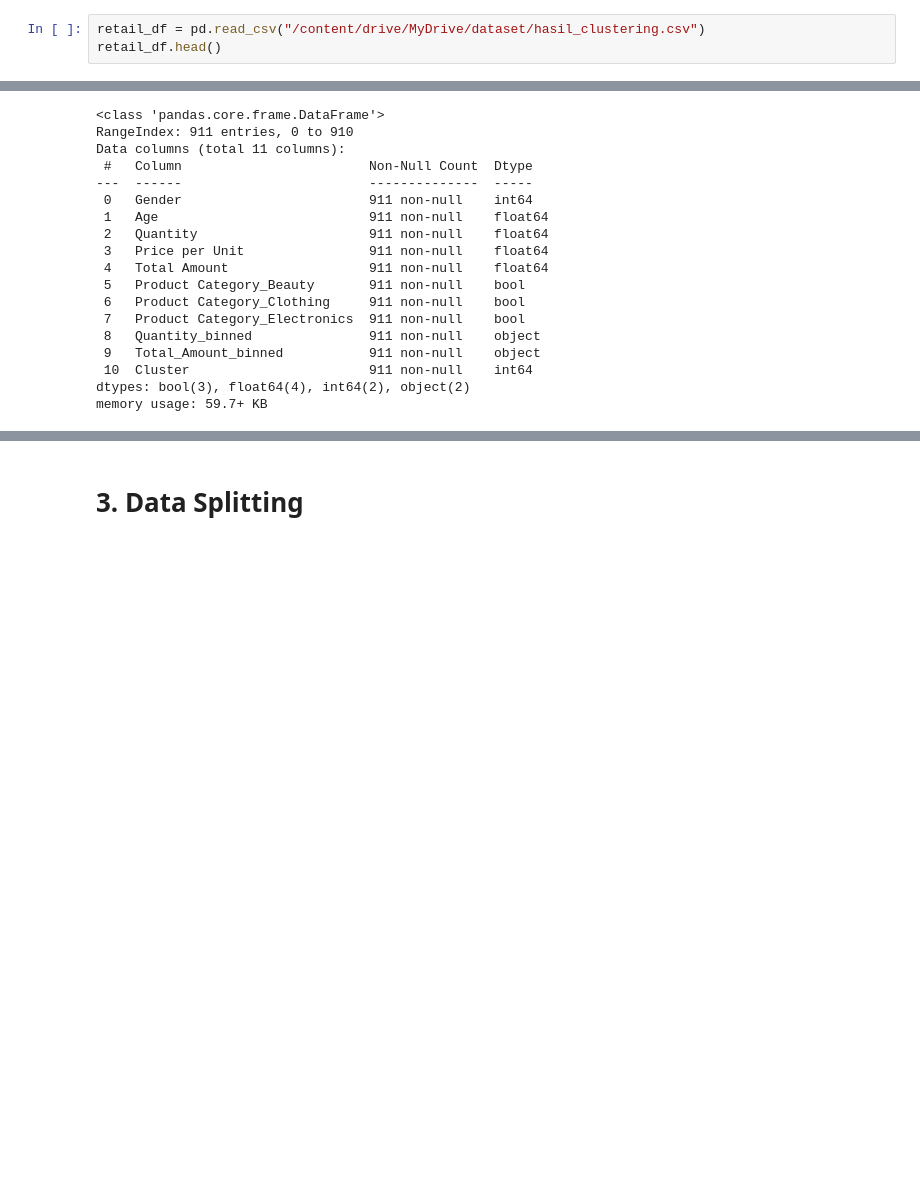
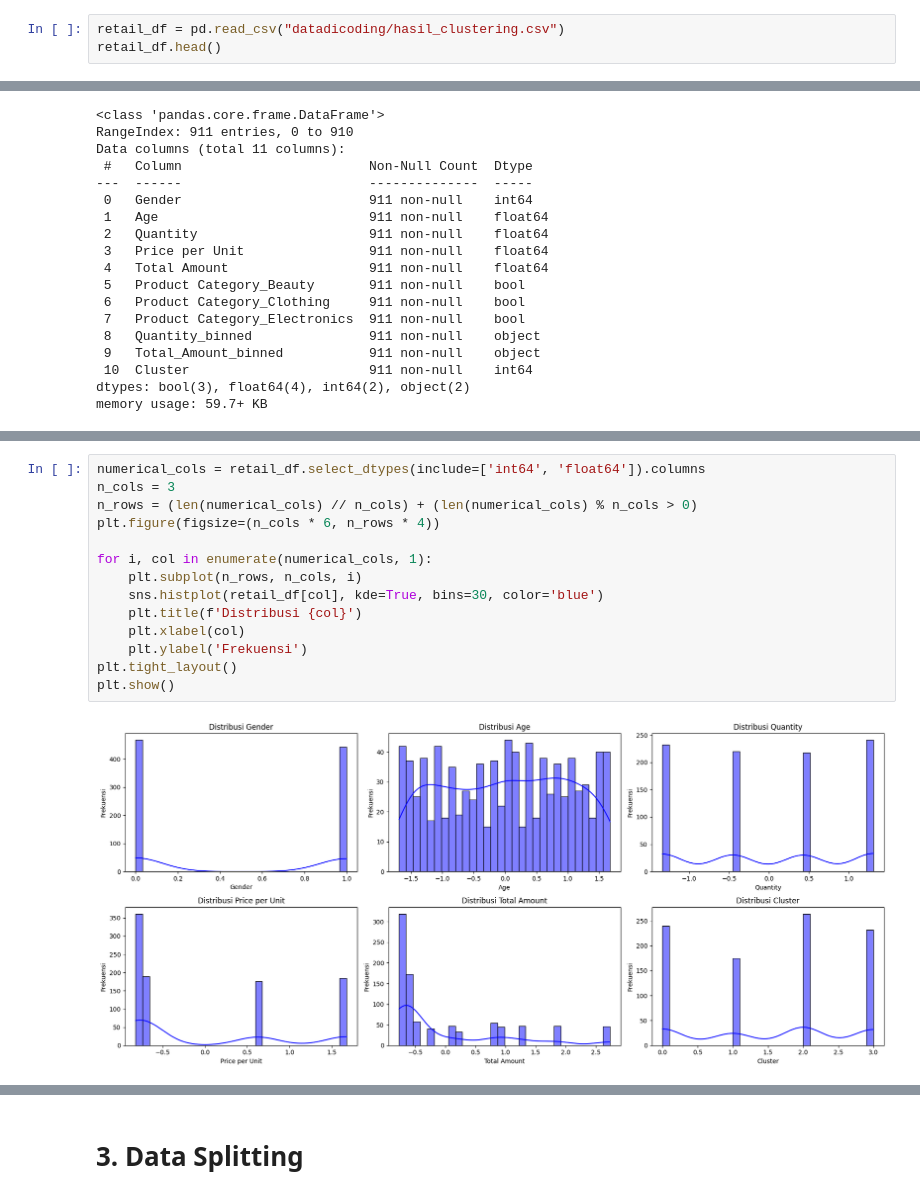
Before and after one commit to yoshioakio/Retail-Machine-learning, a Jupyter notebook: Klasifikasi_Retail.ipynb, the cells around one changed output, grey strips where cells are left out. Cells and saved outputs as stored; diff of their text form; blank space fills up the shorter version.

```diff
--- a/Klasifikasi_Retail.ipynb
+++ b/Klasifikasi_Retail.ipynb
@@ -24,7 +24,7 @@ from sklearn.metrics import confusion_matrix, ConfusionMatrixDisplay
 # %% [markdown]
 Memuat dataset hasil clustering dari file hasil_clustering.CSV ke dalam variabel DataFrame.
 # %%
-retail_df = pd.read_csv("/content/drive/MyDrive/dataset/hasil_clustering.csv")
+retail_df = pd.read_csv("datadicoding/hasil_clustering.csv")
 retail_df.head()
 # %% [output]
 |  | Gender | Age | Quantity | Price per Unit | Total Amount | Product Category_Beauty | Product Category_Clothing | ... |
@@ -56,0 +78,16 @@ memory usage: 59.7+ KB
+# %%
+numerical_cols = retail_df.select_dtypes(include=['int64', 'float64']).columns
+n_cols = 3
+n_rows = (len(numerical_cols) // n_cols) + (len(numerical_cols) % n_cols > 0)
+plt.figure(figsize=(n_cols * 6, n_rows * 4))
+
+for i, col in enumerate(numerical_cols, 1):
+    plt.subplot(n_rows, n_cols, i)
+    sns.histplot(retail_df[col], kde=True, bins=30, color='blue')
+    plt.title(f'Distribusi {col}')
+    plt.xlabel(col)
+    plt.ylabel('Frekuensi')
+plt.tight_layout()
+plt.show()
+# %% [output]
+[figure, added]
```
Also changed, not shown: parts of 48 cells of this notebook, 1 other file.
